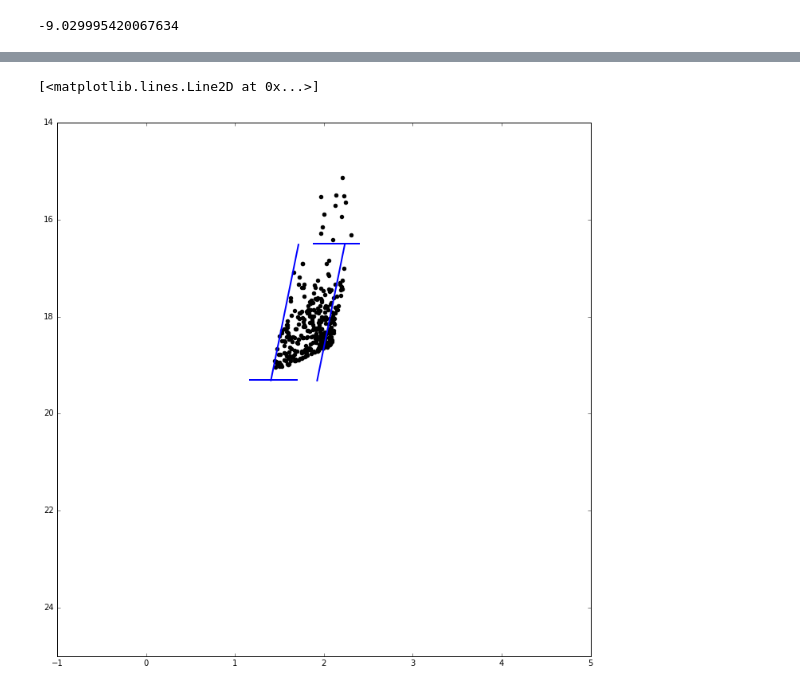
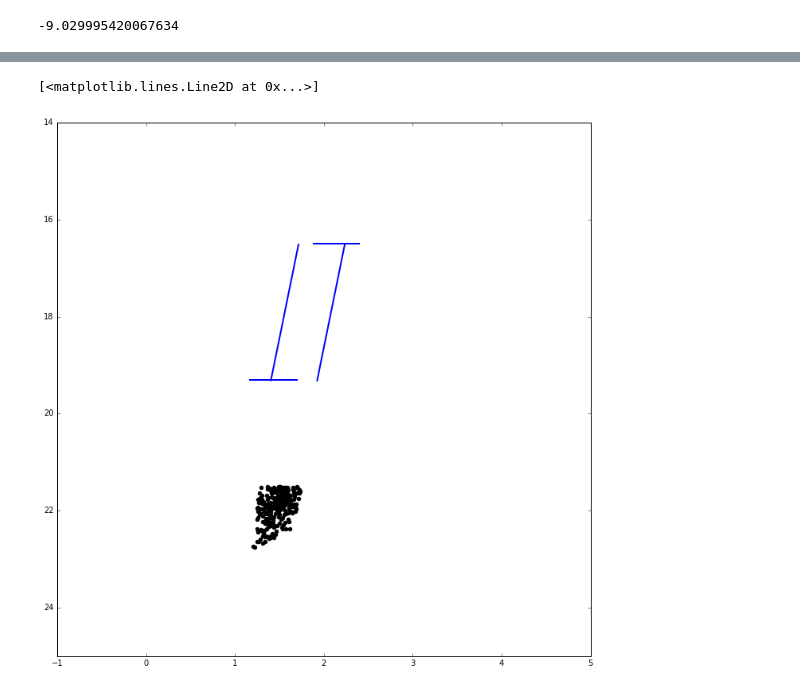
Before and after one commit to JonjonHays/Weak-CN-stars, a Jupyter notebook: Coadding_bins.ipynb, the cells around one changed output, grey strips where cells are left out. Cells and saved outputs as stored; diff of their text form; code cells hidden in the pictures.

```diff
--- a/Coadding_bins.ipynb
+++ b/Coadding_bins.ipynb
@@ -49,8 +103,8 @@ clusterData = data[clusterIndices]
 # %%
 fluxnorm = []
 ivarnorm = []
-for i in range(len(wNm_data)):
-    [fluxtemp, ivartemp ] = mm.normal(wNm_data['SPEC'][i], wNm_data['IVAR'][i])
+for i in range(len(weakCNdata)):
+    [fluxtemp, ivartemp ] = mm.normal(weakCNdata['SPEC'][i], weakCNdata['IVAR'][i])
     fluxnorm += [fluxtemp]
     ivarnorm += [ivartemp]
 fluxnorm = np.array(fluxnorm)
@@ -228,6 +305,12 @@ bin7Indices = [i for i in range(len(ncData)) if bin7path.contains_point([ncData[
               and ~np.any(ncData['FULLNAME'][i] == clusterData['FULLNAME'])]
 bin8Indices = [i for i in range(len(ncData)) if bin8path.contains_point([ncData['F814W'][i] - ncData['F160W'][i], ncData['F160W'][i]])
               and ~np.any(ncData['FULLNAME'][i] == clusterData['FULLNAME'])]
+bin9Indices = [i for i in range(len(ncData)) if bin9path.contains_point([ncData['F814W'][i] - ncData['F160W'][i], ncData['F160W'][i]])
+              and ~np.any(ncData['FULLNAME'][i] == clusterData['FULLNAME'])]
+bin10Indices = [i for i in range(len(ncData)) if bin10path.contains_point([ncData['F814W'][i] - ncData['F160W'][i], ncData['F160W'][i]])
+              and ~np.any(ncData['FULLNAME'][i] == clusterData['FULLNAME'])]
+bin11Indices = [i for i in range(len(ncData)) if bin11path.contains_point([ncData['F814W'][i] - ncData['F160W'][i], ncData['F160W'][i]])
+              and ~np.any(ncData['FULLNAME'][i] == clusterData['FULLNAME'])]
 # %%
 # Extract indices for C stars within bins that contain majority of C stars. NOTE: these indices are for the 'strong carbon' .fits file!
 
@@ -251,24 +350,33 @@ bin5data = ncData[bin5Indices]
 bin6data = ncData[bin6Indices]
 bin7data = ncData[bin7Indices]
 bin8data = ncData[bin8Indices]
+bin9data = ncData[bin9Indices]
+bin10data = ncData[bin10Indices]
+bin11data = ncData[bin11Indices]
 
-bin3Cdata = scData[bin3Cindices]
-bin5Cdata = scData[bin5Cindices]
 
-bin7weakCNdata = wNm_data[bin7weakCNind]
-bin8weakCNdata = wNm_data[bin8weakCNind]
+bin3Cdata = Cdata[bin3Cindices]
+bin5Cdata = Cdata[bin5Cindices]
+bin1_2Cdata = Cdata[bin1_2Cindices]
+binLeftCdata = Cdata[binLeftCindices]
+
+bin7weakCNdata = weakCNdata[bin7weakCNind]
+bin8weakCNdata = weakCNdata[bin8weakCNind]
+bin9weakCNdata = weakCNdata[bin9weakCNind]
+# bin10weakCNdata = weakCNdata[bin10weakCNind]
+# bin11weakCNdata = weakCNdata[bin11weakCNind]
 # %%
 bin1X = bin1data['F814W'] - bin1data['F160W']
 bin1Y = bin1data['F160W']
 
-bin2X = bin2data['F814W'] - bin2data['F160W']
-bin2Y = bin2data['F160W']
+bin9X = bin9data['F814W'] - bin9data['F160W']
+bin9Y = bin9data['F160W']
 
-bin3X = bin3data['F814W'] - bin3data['F160W']
-bin3Y = bin3data['F160W']
+bin10X = bin10data['F814W'] - bin10data['F160W']
+bin10Y = bin10data['F160W']
 
-bin4X = bin4data['F814W'] - bin4data['F160W']
-bin4Y = bin4data['F160W']
+bin11X = bin11data['F814W'] - bin11data['F160W']
+bin11Y = bin11data['F160W']
 
 bin8X = bin8data['F814W'] - bin8data['F160W']
 bin8Y = bin8data['F160W']
@@ -287,35 +395,35 @@ bin5CY = bin5Cdata['F160W']
 
 py.rcParams['figure.figsize'] = 12, 12
 py.xlim([-1, 5])
 py.ylim([25, 14])
 # py.scatter(bin3data['F814W'] - bin3data['F160W'], bin3data['F160W'], color = 'k')
 
 # Weak/marginal bin
-scat1 = py.scatter(bin7X, bin7Y, color = 'k', label = 'Non-carbon stars')
+scat1 = py.scatter(bin11X, bin11Y, color = 'k', label = 'Non-carbon stars')
 py.plot(x1, y1, 'blue', linewidth = 2)
 py.plot(x2, y2, 'blue', linewidth = 2)
 py.plot([1.89, 2.4], [16.5, 16.5], 'blue', linewidth = 2)
 py.plot([1.165, 1.7], [19.3, 19.3], 'blue', linewidth = 2)
 
 # # Strong Carbon bin
 # py.scatter(strongZoneX, strongZoneY, color = 'k')
 # py.plot(x3, y3, 'green', linewidth = 2)
 # py.plot(x4, y4, 'green', linewidth = 2)
 # py.plot([2.45, 3.080], [16.7, 16.7], 'green', linewidth = 2)
 # py.plot([2.16, 2.8], [17.8, 17.8], 'green', linewidth = 2)
 
 # py.scatter(bin3X, bin3Y, color = 'k')
 # py.plot(x3, y3, 'green', linewidth = 2)
 # py.plot(x4, y4, 'green', linewidth = 2)
 # py.plot([2.45, 3.080], [16.7, 16.7], 'green', linewidth = 2)
 # py.plot([2.16, 2.8], [17.8, 17.8], 'green', linewidth = 2)
 
 # py.xlabel('F814W - F160W (I - H)')
 # py.ylabel('F160W (H)')
 # py.legend(handles=[scat1])
 # %% [output]
 [<matplotlib.lines.Line2D at 0x...>]
-[figure, old version]
+[figure, new version]
 # %%
 # Normalizing spectra and ivar of non-carbon stars residing in bin #1
 
```
Also changed, not shown: parts of 46 cells of this notebook.
